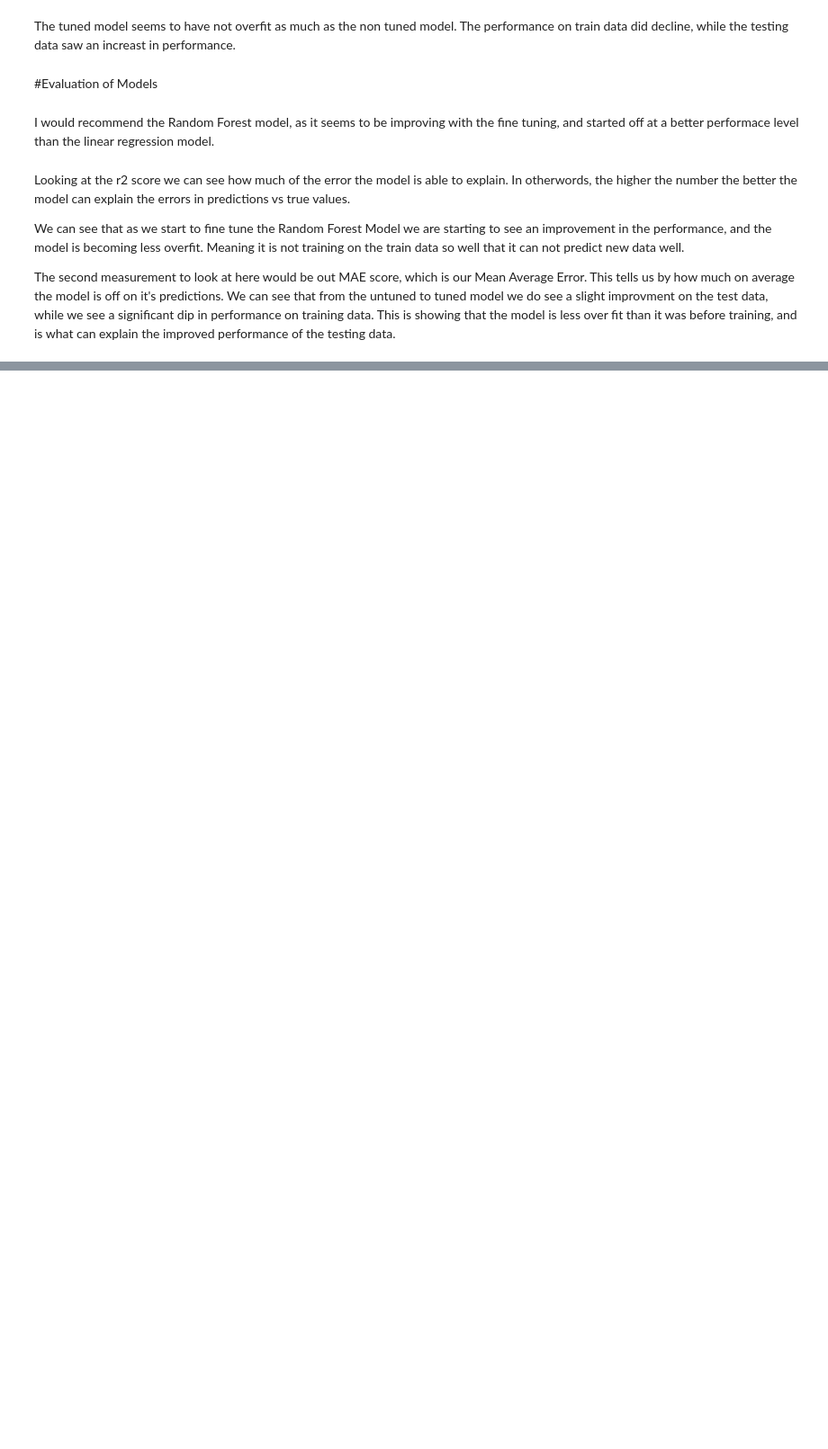
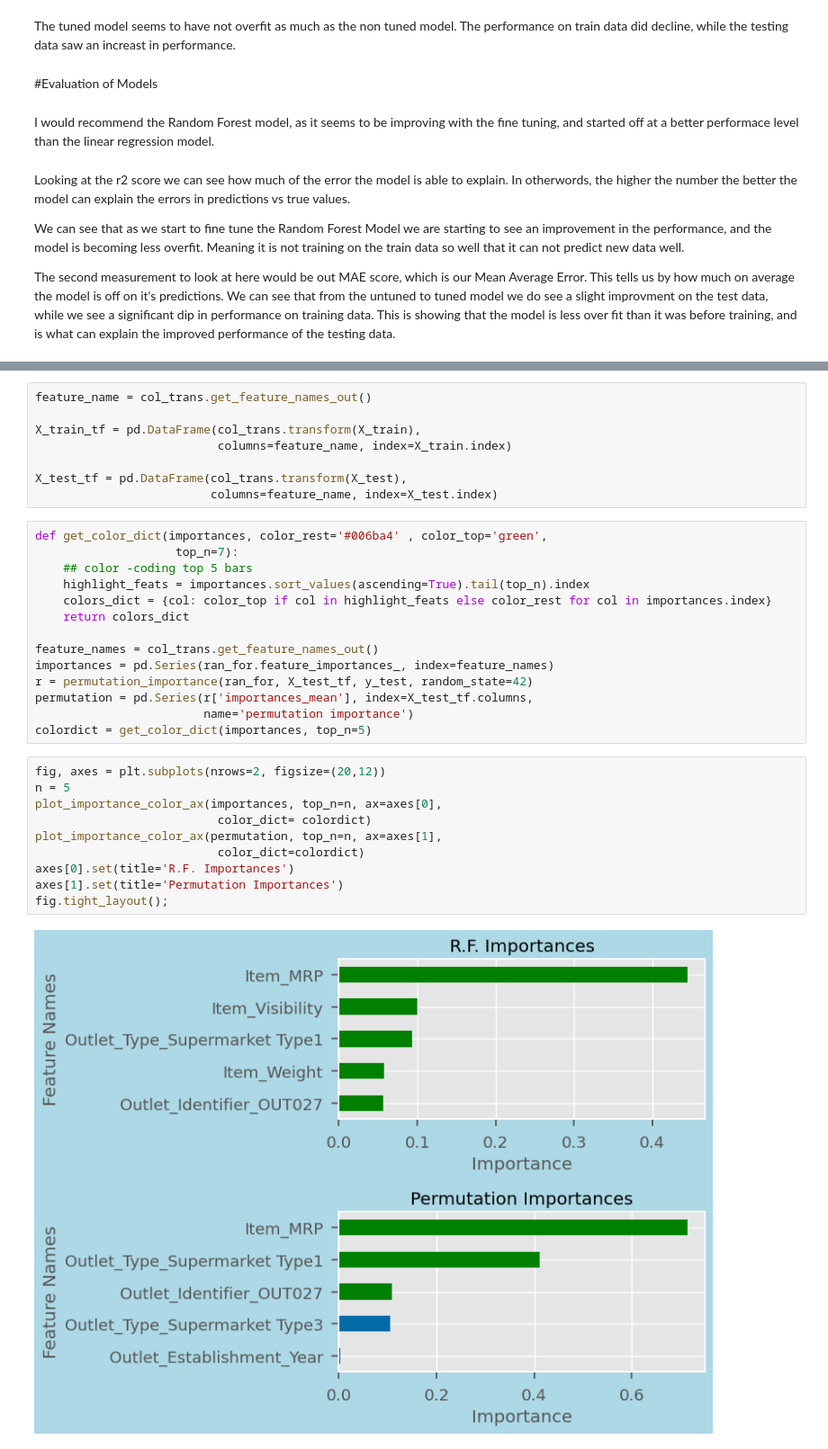
Before and after one commit to bubbles42/predicting-item-sales-model, a Jupyter notebook: predicting_item_sales_ml.ipynb, the cells around one changed output, grey strips where cells are left out. Shown: that part at 90% size. Saved outputs shown, nothing was run; the diff lists cells and outputs as text; blank space fills up the shorter version.

```diff
--- a/predicting_item_sales_ml.ipynb
+++ b/predicting_item_sales_ml.ipynb
@@ -600,0 +724,34 @@ The second measurement to look at here would be out MAE score, which is our Mean
+# %%
+feature_name = col_trans.get_feature_names_out()
+
+X_train_tf = pd.DataFrame(col_trans.transform(X_train),
+                          columns=feature_name, index=X_train.index)
+
+X_test_tf = pd.DataFrame(col_trans.transform(X_test),
+                         columns=feature_name, index=X_test.index)
+# %%
+def get_color_dict(importances, color_rest='#006ba4' , color_top='green',
+                    top_n=7):
+    ## color -coding top 5 bars
+    highlight_feats = importances.sort_values(ascending=True).tail(top_n).index
+    colors_dict = {col: color_top if col in highlight_feats else color_rest for col in importances.index}
+    return colors_dict
+
+feature_names = col_trans.get_feature_names_out()
+importances = pd.Series(ran_for.feature_importances_, index=feature_names)
+r = permutation_importance(ran_for, X_test_tf, y_test, random_state=42)
+permutation = pd.Series(r['importances_mean'], index=X_test_tf.columns,
+                        name='permutation importance')
+colordict = get_color_dict(importances, top_n=5)
+# %%
+fig, axes = plt.subplots(nrows=2, figsize=(20,12))
+n = 5
+plot_importance_color_ax(importances, top_n=n, ax=axes[0],
+                          color_dict= colordict)
+plot_importance_color_ax(permutation, top_n=n, ax=axes[1],
+                          color_dict=colordict)
+axes[0].set(title='R.F. Importances')
+axes[1].set(title='Permutation Importances')
+fig.tight_layout();
+# %% [output]
+[figure, added]
```
Also changed, not shown: parts of 19 cells of this notebook.
